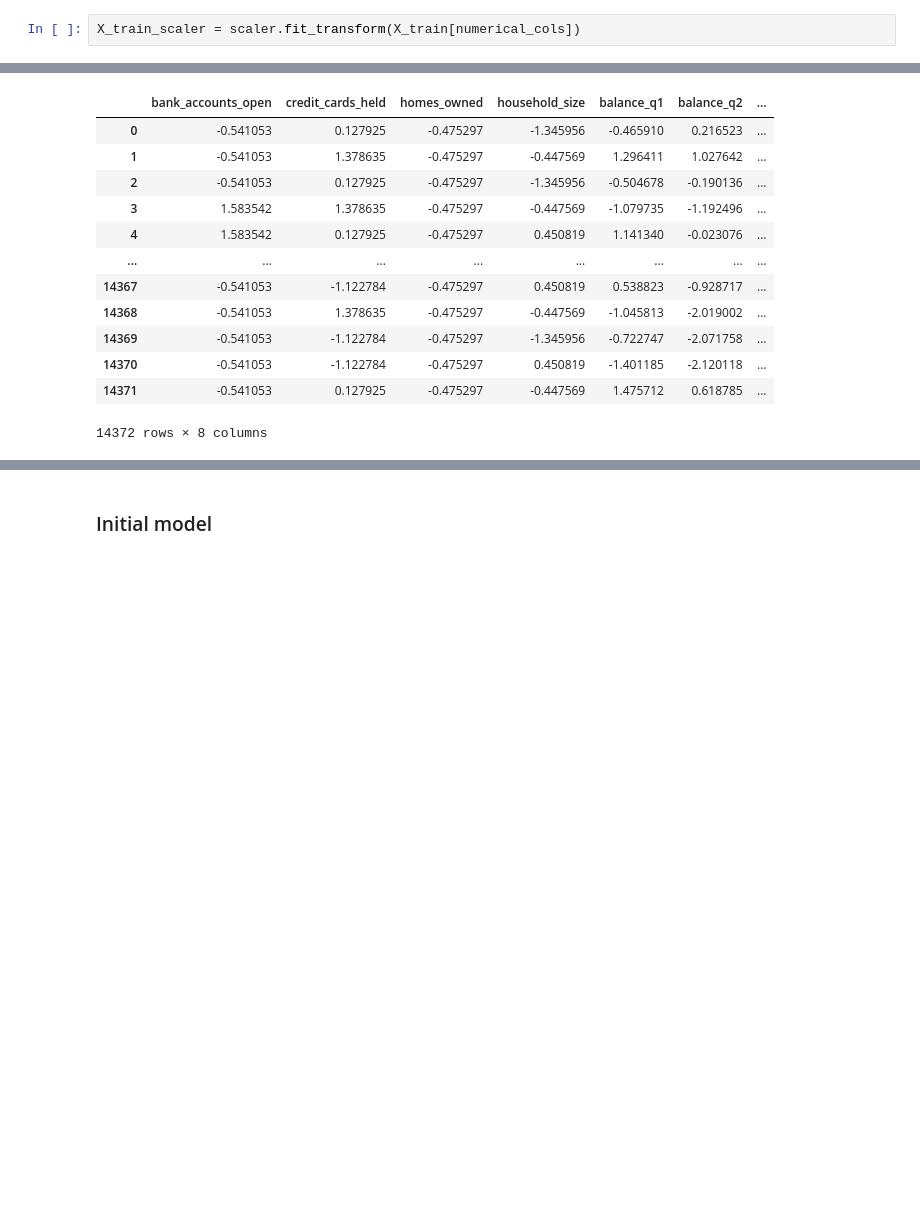
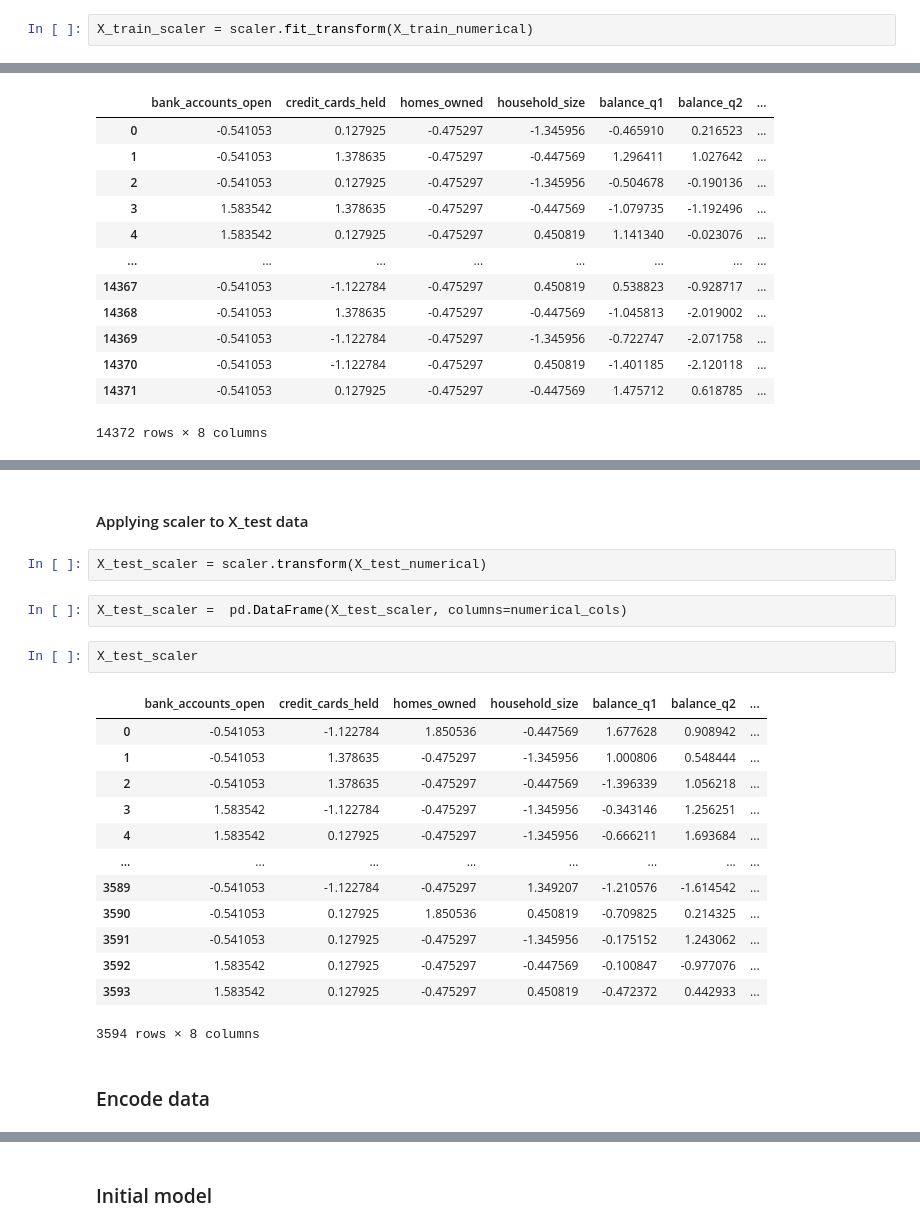
Before and after one commit to LeonardoOlmos/credit-card-offer, a Jupyter notebook: credit_card_offer_classification.ipynb, the cells around one changed output, grey strips where cells are left out. Saved outputs shown, nothing was run; the diff lists cells and outputs as text; blank space fills up the shorter version.

```diff
--- a/credit_card_offer_classification.ipynb
+++ b/credit_card_offer_classification.ipynb
@@ -591,7 +493,7 @@ categorical_cols = ['reward_cash_back', 'reward_points', 'mailer_type_postcard',
 # %%
 scaler = StandardScaler()
 # %%
-X_train_scaler = scaler.fit_transform(X_train[numerical_cols])
+X_train_scaler = scaler.fit_transform(X_train_numerical)
 # %%
 X_train_scaler = pd.DataFrame(X_train_scaler, columns=numerical_cols)
 # %%
@@ -690,0 +515,24 @@ for column in X_train_min_max.columns[4:]:
+# %% [markdown]
+#### Applying scaler to X_test data
+# %%
+X_test_scaler = scaler.transform(X_test_numerical)
+# %%
+X_test_scaler =  pd.DataFrame(X_test_scaler, columns=numerical_cols)
+# %%
+X_test_scaler
+# %% [output]
+|  | bank_accounts_open | credit_cards_held | homes_owned | household_size | balance_q1 | balance_q2 | ... |
+| 0 | -0.541053 | -1.122784 | 1.850536 | -0.447569 | 1.677628 | 0.908942 | ... |
+| 1 | -0.541053 | 1.378635 | -0.475297 | -1.345956 | 1.000806 | 0.548444 | ... |
+| 2 | -0.541053 | 1.378635 | -0.475297 | -0.447569 | -1.396339 | 1.056218 | ... |
+| 3 | 1.583542 | -1.122784 | -0.475297 | -1.345956 | -0.343146 | 1.256251 | ... |
+| 4 | 1.583542 | 0.127925 | -0.475297 | -1.345956 | -0.666211 | 1.693684 | ... |
+| ... | ... | ... | ... | ... | ... | ... | ... |
+| 3589 | -0.541053 | -1.122784 | -0.475297 | 1.349207 | -1.210576 | -1.614542 | ... |
+| 3590 | -0.541053 | 0.127925 | 1.850536 | 0.450819 | -0.709825 | 0.214325 | ... |
+| 3591 | -0.541053 | 0.127925 | -0.475297 | -1.345956 | -0.175152 | 1.243062 | ... |
+| 3592 | 1.583542 | 0.127925 | -0.475297 | -0.447569 | -0.100847 | -0.977076 | ... |
+| 3593 | 1.583542 | 0.127925 | -0.475297 | 0.450819 | -0.472372 | 0.442933 | ... |
+3594 rows × 8 columns
+# %% [markdown]
+### Encode data
```
Also changed, not shown: parts of 133 cells of this notebook, 2 other files.
